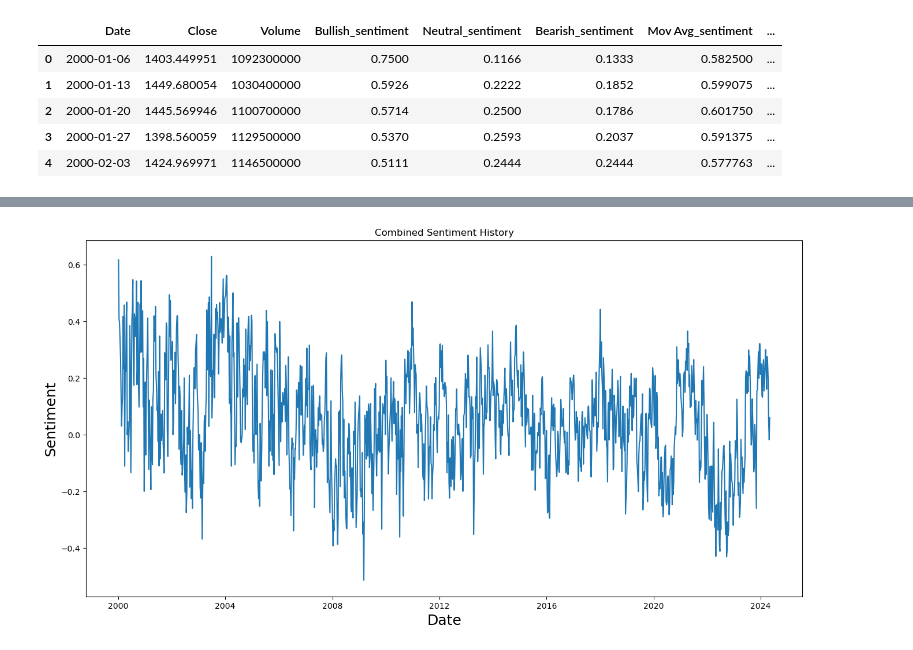
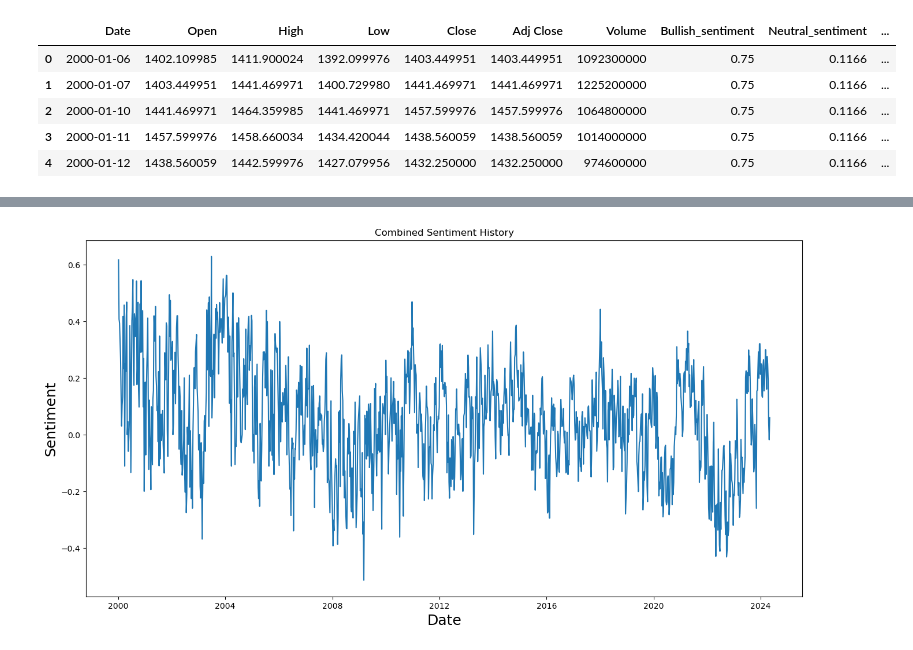
Before and after one commit to FabianBB/sentiment, a Jupyter notebook: 1 look at data.ipynb, the cells around one changed output, grey strips where cells are left out. Cells and saved outputs as stored; diff of their text form; code cells hidden in the pictures.

```diff
--- a/1 look at data.ipynb
+++ b/1 look at data.ipynb
@@ -3,12 +3,12 @@ import numpy as np
 import matplotlib.pyplot as plt
 import pandas as pd
 # %%
-df = pd.read_csv('fulldata.csv')
+df = pd.read_csv('fulldata2.csv')
 df.head(5)
 # %% [output]
-|  | Date | Close | Volume | Bullish_sentiment | Neutral_sentiment | Bearish_sentiment | Mov Avg_sentiment | ... |
-| 0 | 2000-01-06 | 1403.449951 | 1092300000 | 0.7500 | 0.1166 | 0.1333 | 0.582500 | ... |
-| 1 | 2000-01-13 | 1449.680054 | 1030400000 | 0.5926 | 0.2222 | 0.1852 | 0.599075 | ... |
-| 2 | 2000-01-20 | 1445.569946 | 1100700000 | 0.5714 | 0.2500 | 0.1786 | 0.601750 | ... |
-| 3 | 2000-01-27 | 1398.560059 | 1129500000 | 0.5370 | 0.2593 | 0.2037 | 0.591375 | ... |
-| 4 | 2000-02-03 | 1424.969971 | 1146500000 | 0.5111 | 0.2444 | 0.2444 | 0.577763 | ... |
+|  | Date | Open | High | Low | Close | Adj Close | Volume | Bullish_sentiment | Neutral_sentiment | ... |
+| 0 | 2000-01-06 | 1402.109985 | 1411.900024 | 1392.099976 | 1403.449951 | 1403.449951 | 1092300000 | 0.75 | 0.1166 | ... |
+| 1 | 2000-01-07 | 1403.449951 | 1441.469971 | 1400.729980 | 1441.469971 | 1441.469971 | 1225200000 | 0.75 | 0.1166 | ... |
+| 2 | 2000-01-10 | 1441.469971 | 1464.359985 | 1441.469971 | 1457.599976 | 1457.599976 | 1064800000 | 0.75 | 0.1166 | ... |
+| 3 | 2000-01-11 | 1457.599976 | 1458.660034 | 1434.420044 | 1438.560059 | 1438.560059 | 1014000000 | 0.75 | 0.1166 | ... |
+| 4 | 2000-01-12 | 1438.560059 | 1442.599976 | 1427.079956 | 1432.250000 | 1432.250000 | 974600000 | 0.75 | 0.1166 | ... |
```
Also changed, not shown: parts of 2 cells of this notebook, 2 other files.
